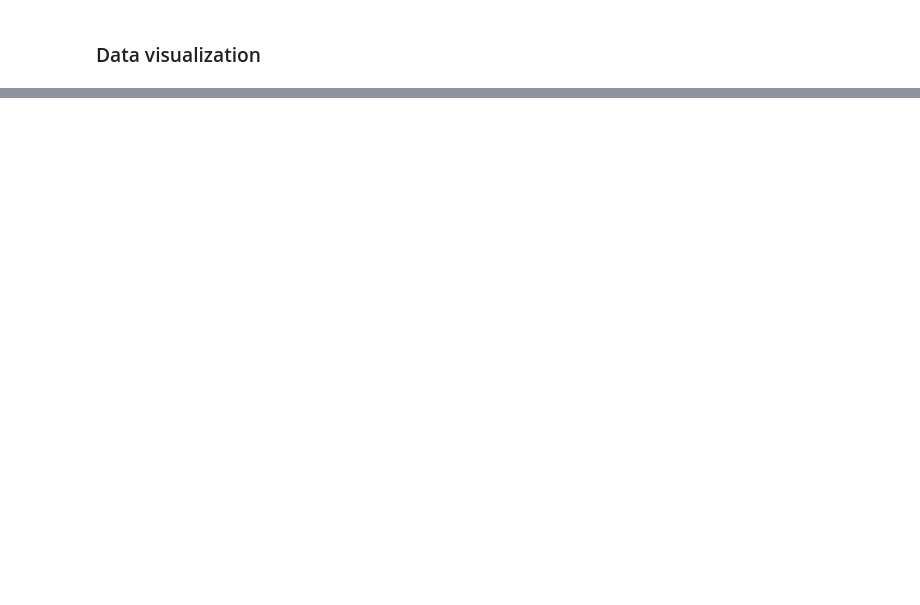
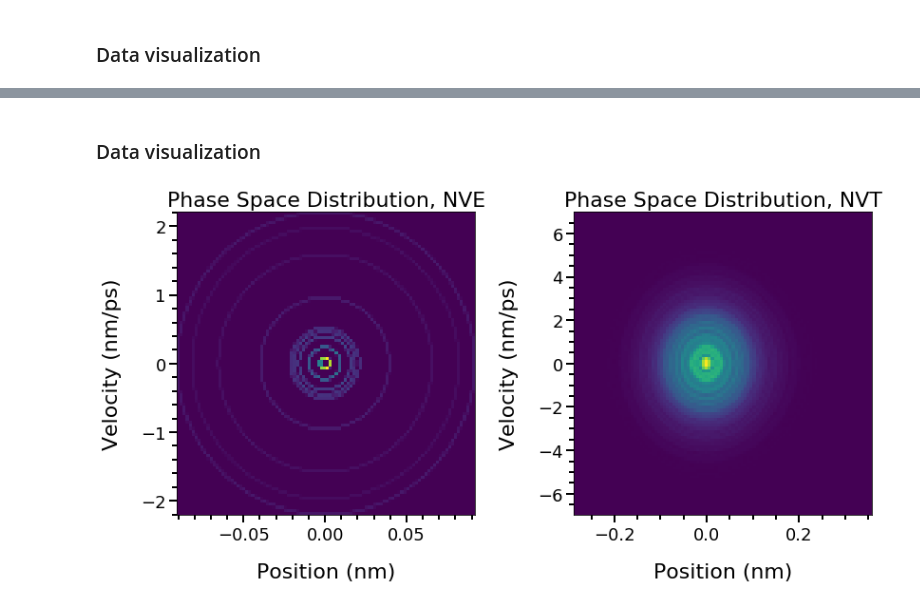
Before and after one commit to TeamOverkill/MD_lab, a Jupyter notebook: Part1_BarrierCrossing.ipynb, the cells around one changed output, grey strips where cells are left out. Saved outputs shown, nothing was run; the diff lists cells and outputs as text; code cells hidden in the pictures; blank space fills up the shorter version.

```diff
--- a/Part1_BarrierCrossing.ipynb
+++ b/Part1_BarrierCrossing.ipynb
@@ -348,0 +223,9 @@ plt.show()
+# %%
+# SIMULATION SETTINGS, MD-simulations (NVE and NVT)
+Temperature = 300                                 # [K]
+Nparticles = 10
+# Number of independent particles
+Tstep = 0.001                                      # [ps]
+SimTime = 500                                       # Simulation time [ps]
+Nstep = int(SimTime/Tstep)                        # Calculated number of simulation steps
+MU = 1                                            # Collision frequency (used for NVT-ensemble simulation)
@@ -348,0 +254,31 @@ plt.show()
+# %% [markdown]
+### Data visualization
+# %%
+# Plotting phase space distributions for MD simulations (NVE and NVT)
+fig, (ax1, ax2) = plt.subplots(ncols = 2, figsize=(12,6))
+
+ax1.hist2d(nve.Data_pos.ravel(), nve.Data_vel.ravel(), normed=True, bins=100)
+
+# Graphics settings
+ax1.minorticks_on()
+ax1.tick_params(axis='both',which='minor',length=5,width=2,labelsize=18)
+ax1.tick_params(axis='both',which='major',length=8,width=2,labelsize=18)
+
+ax1.set_title(r'Phase Space Distribution, NVE', fontsize=22)
+ax1.set_ylabel(r'Velocity (nm/ps)', fontsize=22, labelpad=20)
+ax1.set_xlabel(r'Position (nm)', fontsize=22, labelpad=20)
+
+ax2.hist2d(nvt.Data_pos.ravel(), nvt.Data_vel.ravel(), normed=True, bins=100)
+
+# Graphics settings
+ax2.minorticks_on()
+ax2.tick_params(axis='both',which='minor',length=5,width=2,labelsize=18)
+ax2.tick_params(axis='both',which='major',length=8,width=2,labelsize=18)
+
+ax2.set_title(r'Phase Space Distribution, NVT', fontsize=22)
+ax2.set_ylabel(r'Velocity (nm/ps)', fontsize=22, labelpad=20)
+ax2.set_xlabel(r'Position (nm)', fontsize=22, labelpad=20)
+
+fig.tight_layout()
+# %% [output]
+[figure, added]
```
Also changed, not shown: parts of 29 cells of this notebook, 4 other files.
